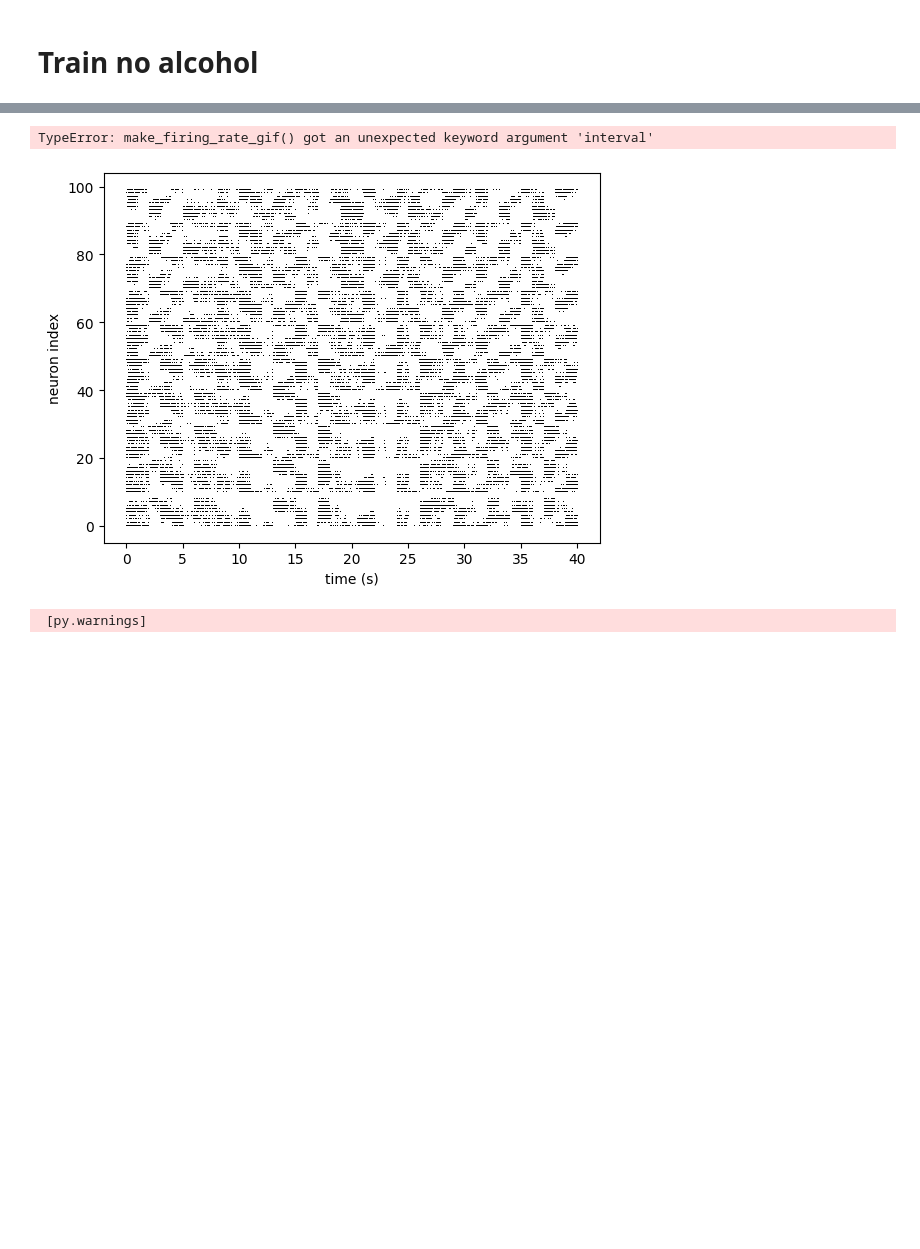
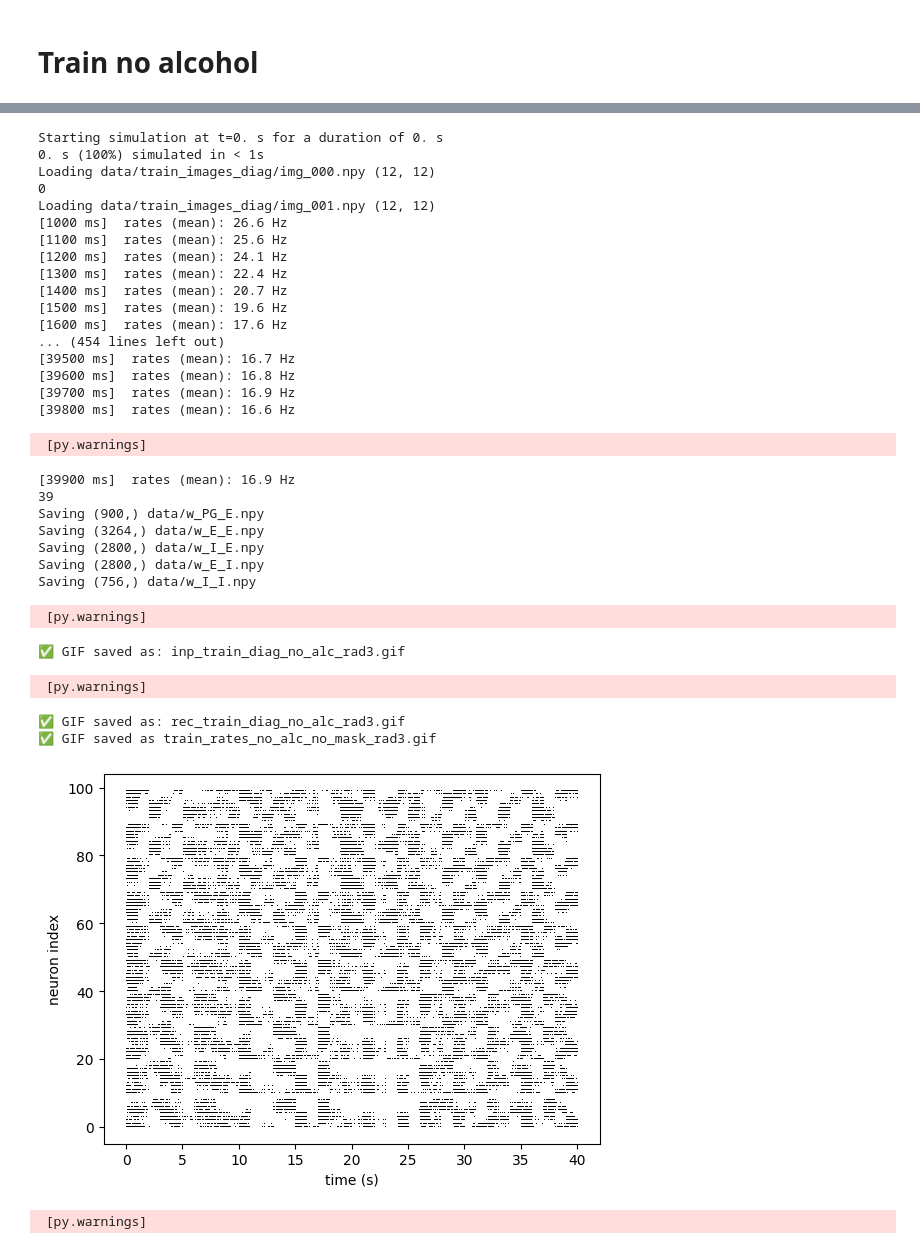
Before and after one commit to DumoulinVincent/epilepsy, a Jupyter notebook: RF_alcohol.ipynb, the cells around one changed output, grey strips where cells are left out. Cells and saved outputs as stored; diff of their text form; code cells hidden in the pictures; blank space fills up the shorter version.

```diff
--- a/RF_alcohol.ipynb
+++ b/RF_alcohol.ipynb
@@ -720,5 +723,5 @@ plot_raster(exc_mon.i, exc_mon.t, time_unit=second, marker=',', color='k')
 create_gif_from_frames(frames_inp, filename='inp_train_diag_no_alc_rad3.gif')
 create_gif_from_frames(frames_rec,filename='rec_train_diag_no_alc_rad3.gif')
 #create_gif_from_frames(frames_inp, filename='Main_Layer_fr_train_diag_alcohol.gif')
-make_firing_rate_gif(net['sp_exc'], gif_filename="train_rates_no_alc_no_mask.gif", step=100*ms, window = 1*second)
+make_firing_rate_gif(net['sp_exc'], gif_filename="train_rates_no_alc_no_mask_rad3.gif", step=100*ms, window = 1*second)
 # %% [output]
@@ -745,5 +773,34 @@ Saving (756,) data/w_I_I.npy
-TypeError: make_firing_rate_gif() got an unexpected keyword argument 'interval'
+Starting simulation at t=0. s for a duration of 0. s
+0. s (100%) simulated in < 1s
+Loading data/train_images_diag/img_000.npy (12, 12)
+0
+Loading data/train_images_diag/img_001.npy (12, 12)
+[1000 ms]  rates (mean): 26.6 Hz
+[1100 ms]  rates (mean): 25.6 Hz
+[1200 ms]  rates (mean): 24.1 Hz
+[1300 ms]  rates (mean): 22.4 Hz
+[1400 ms]  rates (mean): 20.7 Hz
+[1500 ms]  rates (mean): 19.6 Hz
+[1600 ms]  rates (mean): 17.6 Hz
+... (454 lines left out)
+[39500 ms]  rates (mean): 16.7 Hz
+[39600 ms]  rates (mean): 16.8 Hz
+[39700 ms]  rates (mean): 16.9 Hz
+[39800 ms]  rates (mean): 16.6 Hz
+ [py.warnings]
+[39900 ms]  rates (mean): 16.9 Hz
+39
+Saving (900,) data/w_PG_E.npy
+Saving (3264,) data/w_E_E.npy
+Saving (2800,) data/w_I_E.npy
+Saving (2800,) data/w_E_I.npy
+Saving (756,) data/w_I_I.npy
+ [py.warnings]
+✅ GIF saved as: inp_train_diag_no_alc_rad3.gif
+ [py.warnings]
+✅ GIF saved as: rec_train_diag_no_alc_rad3.gif
+✅ GIF saved as train_rates_no_alc_no_mask_rad3.gif
-[figure, old version]
+[figure, new version]
 # %%
 make_firing_rate_gif(net['sp_exc'], gif_filename="train_rates_no_alc_no_mask.gif", step=100*ms, window = 1*second)
 # %% [output]
```
Also changed, not shown: parts of 3 cells of this notebook, 18 other files.
